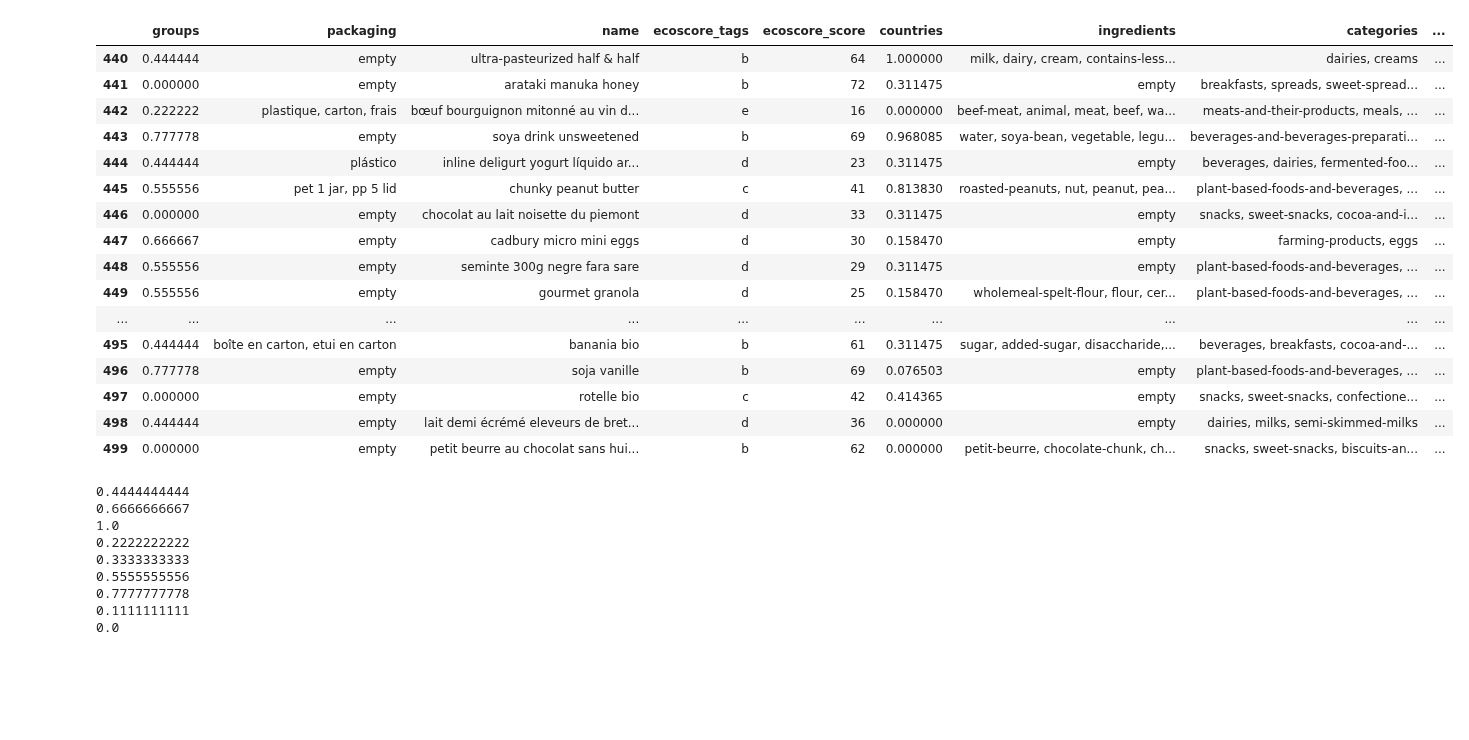
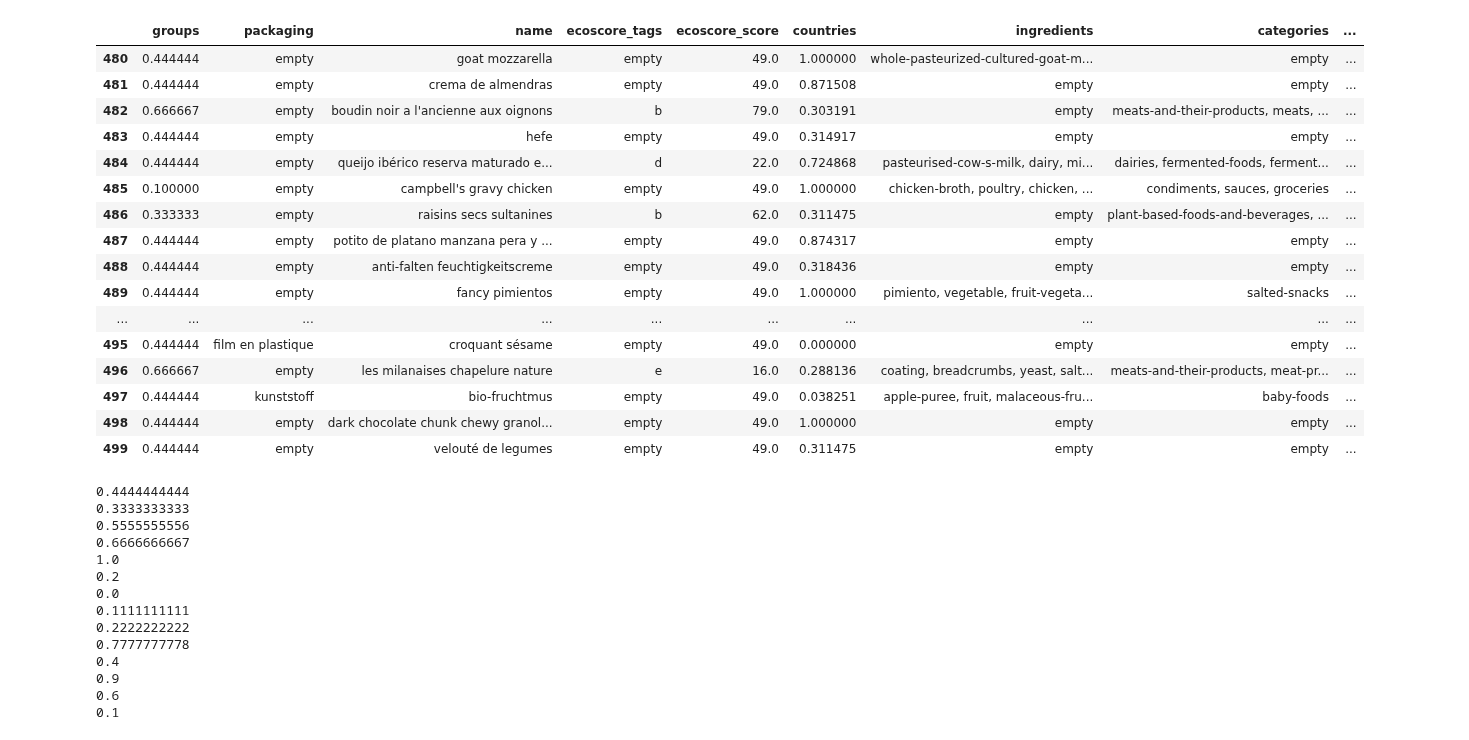
Before and after one commit to CarolusIntelligence/green_ia, a Jupyter notebook: notebooks/dataviz.ipynb, the cells around one changed output. Saved outputs shown, nothing was run; the diff lists cells and outputs as text; code cells hidden in the pictures; blank space fills up the shorter version.

```diff
--- a/notebooks/dataviz.ipynb
+++ b/notebooks/dataviz.ipynb
@@ -9,7 +9,7 @@ import plotly.graph_objects as go
 pd.set_option('display.max_rows', 100)
 warnings.filterwarnings("ignore", category=pd.errors.DtypeWarning)
 # %%
-file_path = '/home/carolus/Documents/school/green_ia/data/05_data/05_valid_01.jsonl'
+file_path = '/home/carolus/Documents/school/green_ia/data/174_data/174_test_01.jsonl'
 num_samples = 500
 # %%
 def sample_jsonl_file(file_path, num_samples):
@@ -32,25 +32,25 @@ def sample_jsonl_file(file_path, num_samples):
 # %%
 df = sample_jsonl_file(file_path, num_samples)
 # %%
-df.tail(60)
+df.tail(20)
 # %% [output]
 |  | groups | packaging | name | ecoscore_tags | ecoscore_score | countries | ingredients | categories | ... |
-| 440 | 0.444444 | empty | ultra-pasteurized half & half | b | 64 | 1.000000 | milk, dairy, cream, contains-less... | dairies, creams | ... |
-| 441 | 0.000000 | empty | arataki manuka honey | b | 72 | 0.311475 | empty | breakfasts, spreads, sweet-spread... | ... |
-| 442 | 0.222222 | plastique, carton, frais | bœuf bourguignon mitonné au vin d... | e | 16 | 0.000000 | beef-meat, animal, meat, beef, wa... | meats-and-their-products, meals, ... | ... |
-| 443 | 0.777778 | empty | soya drink unsweetened | b | 69 | 0.968085 | water, soya-bean, vegetable, legu... | beverages-and-beverages-preparati... | ... |
-| 444 | 0.444444 | plástico | inline deligurt yogurt líquido ar... | d | 23 | 0.311475 | empty | beverages, dairies, fermented-foo... | ... |
-| 445 | 0.555556 | pet 1 jar, pp 5 lid | chunky peanut butter | c | 41 | 0.813830 | roasted-peanuts, nut, peanut, pea... | plant-based-foods-and-beverages, ... | ... |
-| 446 | 0.000000 | empty | chocolat au lait noisette du piemont | d | 33 | 0.311475 | empty | snacks, sweet-snacks, cocoa-and-i... | ... |
-| 447 | 0.666667 | empty | cadbury micro mini eggs | d | 30 | 0.158470 | empty | farming-products, eggs | ... |
-| 448 | 0.555556 | empty | seminte 300g negre fara sare | d | 29 | 0.311475 | empty | plant-based-foods-and-beverages, ... | ... |
-| 449 | 0.555556 | empty | gourmet granola | d | 25 | 0.158470 | wholemeal-spelt-flour, flour, cer... | plant-based-foods-and-beverages, ... | ... |
+| 480 | 0.444444 | empty | goat mozzarella | empty | 49.0 | 1.000000 | whole-pasteurized-cultured-goat-m... | empty | ... |
+| 481 | 0.444444 | empty | crema de almendras | empty | 49.0 | 0.871508 | empty | empty | ... |
+| 482 | 0.666667 | empty | boudin noir a l'ancienne aux oignons | b | 79.0 | 0.303191 | empty | meats-and-their-products, meats, ... | ... |
+| 483 | 0.444444 | empty | hefe | empty | 49.0 | 0.314917 | empty | empty | ... |
+| 484 | 0.444444 | empty | queijo ibérico reserva maturado e... | d | 22.0 | 0.724868 | pasteurised-cow-s-milk, dairy, mi... | dairies, fermented-foods, ferment... | ... |
+| 485 | 0.100000 | empty | campbell's gravy chicken | empty | 49.0 | 1.000000 | chicken-broth, poultry, chicken, ... | condiments, sauces, groceries | ... |
+| 486 | 0.333333 | empty | raisins secs sultanines | b | 62.0 | 0.311475 | empty | plant-based-foods-and-beverages, ... | ... |
+| 487 | 0.444444 | empty | potito de platano manzana pera y ... | empty | 49.0 | 0.874317 | empty | empty | ... |
+| 488 | 0.444444 | empty | anti-falten feuchtigkeitscreme | empty | 49.0 | 0.318436 | empty | empty | ... |
+| 489 | 0.444444 | empty | fancy pimientos | empty | 49.0 | 1.000000 | pimiento, vegetable, fruit-vegeta... | salted-snacks | ... |
 | ... | ... | ... | ... | ... | ... | ... | ... | ... | ... |
-| 495 | 0.444444 | boîte en carton, etui en carton | banania bio | b | 61 | 0.311475 | sugar, added-sugar, disaccharide,... | beverages, breakfasts, cocoa-and-... | ... |
-| 496 | 0.777778 | empty | soja vanille | b | 69 | 0.076503 | empty | plant-based-foods-and-beverages, ... | ... |
-| 497 | 0.000000 | empty | rotelle bio | c | 42 | 0.414365 | empty | snacks, sweet-snacks, confectione... | ... |
-| 498 | 0.444444 | empty | lait demi écrémé eleveurs de bret... | d | 36 | 0.000000 | empty | dairies, milks, semi-skimmed-milks | ... |
-| 499 | 0.000000 | empty | petit beurre au chocolat sans hui... | b | 62 | 0.000000 | petit-beurre, chocolate-chunk, ch... | snacks, sweet-snacks, biscuits-an... | ... |
+| 495 | 0.444444 | film en plastique | croquant sésame | empty | 49.0 | 0.000000 | empty | empty | ... |
+| 496 | 0.666667 | empty | les milanaises chapelure nature | e | 16.0 | 0.288136 | coating, breadcrumbs, yeast, salt... | meats-and-their-products, meat-pr... | ... |
+| 497 | 0.444444 | kunststoff | bio-fruchtmus | empty | 49.0 | 0.038251 | apple-puree, fruit, malaceous-fru... | baby-foods | ... |
+| 498 | 0.444444 | empty | dark chocolate chunk chewy granol... | empty | 49.0 | 1.000000 | empty | empty | ... |
+| 499 | 0.444444 | empty | velouté de legumes | empty | 49.0 | 0.311475 | empty | empty | ... |
 # %%
 uniques_groups = df['groups'].unique()
 uniques_groups_list = list(uniques_groups)
@@ -58,14 +58,19 @@ for value in uniques_groups_list:
     print(value)
 # %% [output]
 0.4444444444
+0.3333333333
+0.5555555556
 0.6666666667
 1.0
+0.2
+0.0
+0.1111111111
 0.2222222222
-0.3333333333
-0.5555555556
 0.7777777778
-0.1111111111
-0.0
+0.4
+0.9
+0.6
+0.1
 # %%
 uniques_name = df['name'].unique()
 uniques_name_list = list(uniques_name)
```
Also changed, not shown: parts of 11 cells of this notebook, 4 other files.
